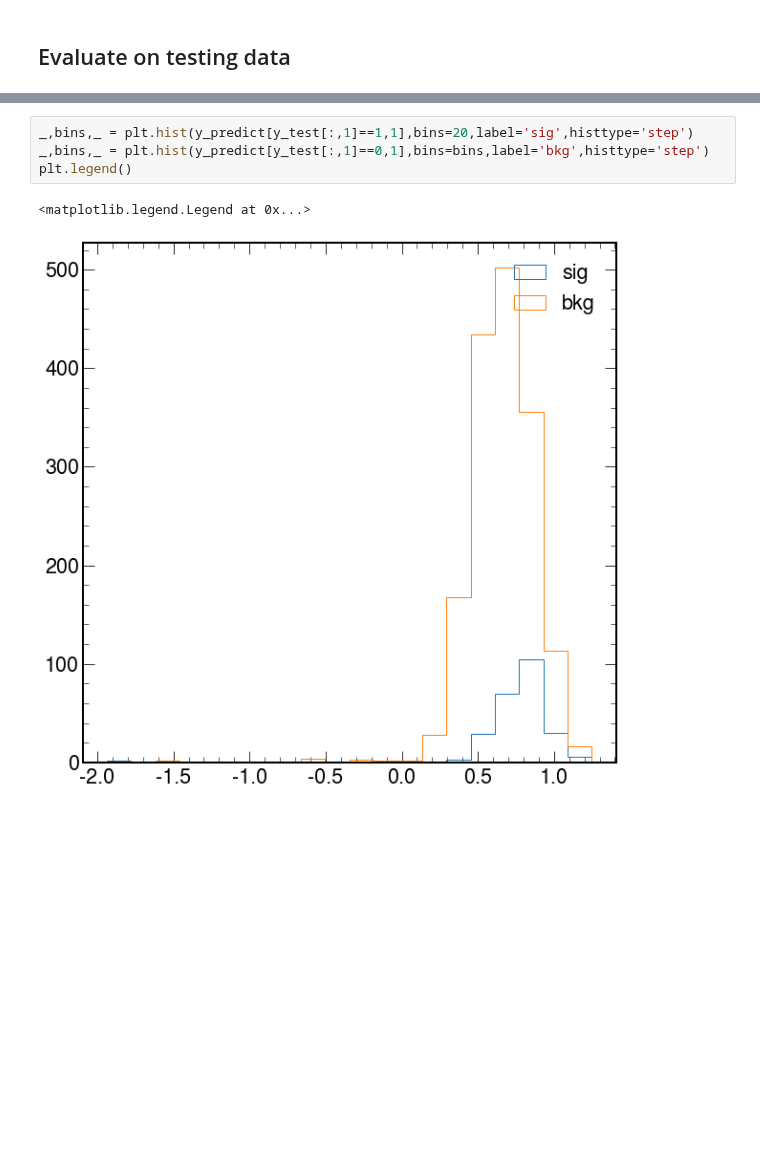
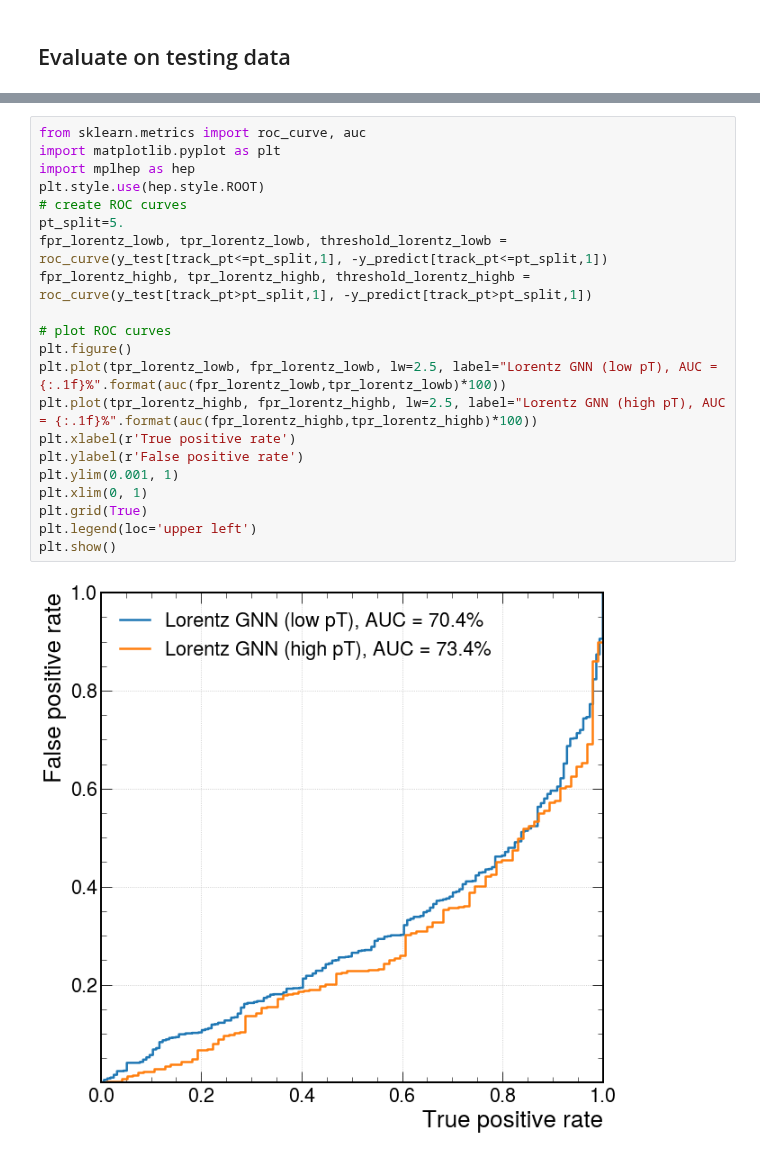
Before and after one commit to jmduarte/iaifi-summer-school, a Jupyter notebook: book/gnn-lorentz.ipynb, the cells around one changed output, grey strips where cells are left out. Drawn from its saved outputs; the diff is of its cells as text; blank space fills up the shorter version.

```diff
--- a/book/gnn-lorentz.ipynb
+++ b/book/gnn-lorentz.ipynb
@@ -327,7 +331,23 @@ plt.show()
-# %%
-_,bins,_ = plt.hist(y_predict[y_test[:,1]==1,1],bins=20,label='sig',histtype='step')
-_,bins,_ = plt.hist(y_predict[y_test[:,1]==0,1],bins=bins,label='bkg',histtype='step')
-plt.legend()
-# %% [output]
-<matplotlib.legend.Legend at 0x...>
-[figure, removed]
+# %%
+from sklearn.metrics import roc_curve, auc
+import matplotlib.pyplot as plt
+import mplhep as hep
+plt.style.use(hep.style.ROOT)
+# create ROC curves
+pt_split=5.
+fpr_lorentz_lowb, tpr_lorentz_lowb, threshold_lorentz_lowb = roc_curve(y_test[track_pt<=pt_split,1], -y_predict[track_pt<=pt_split,1])
+fpr_lorentz_highb, tpr_lorentz_highb, threshold_lorentz_highb = roc_curve(y_test[track_pt>pt_split,1], -y_predict[track_pt>pt_split,1])
+
+# plot ROC curves
+plt.figure()
+plt.plot(tpr_lorentz_lowb, fpr_lorentz_lowb, lw=2.5, label="Lorentz GNN (low pT), AUC = {:.1f}%".format(auc(fpr_lorentz_lowb,tpr_lorentz_lowb)*100))
+plt.plot(tpr_lorentz_highb, fpr_lorentz_highb, lw=2.5, label="Lorentz GNN (high pT), AUC = {:.1f}%".format(auc(fpr_lorentz_highb,tpr_lorentz_highb)*100))
+plt.xlabel(r'True positive rate')
+plt.ylabel(r'False positive rate')
+plt.ylim(0.001, 1)
+plt.xlim(0, 1)
+plt.grid(True)
+plt.legend(loc='upper left')
+plt.show()
+# %% [output]
+[figure, added]
```
Also changed, not shown: parts of 4 cells of this notebook, 1 other file.
